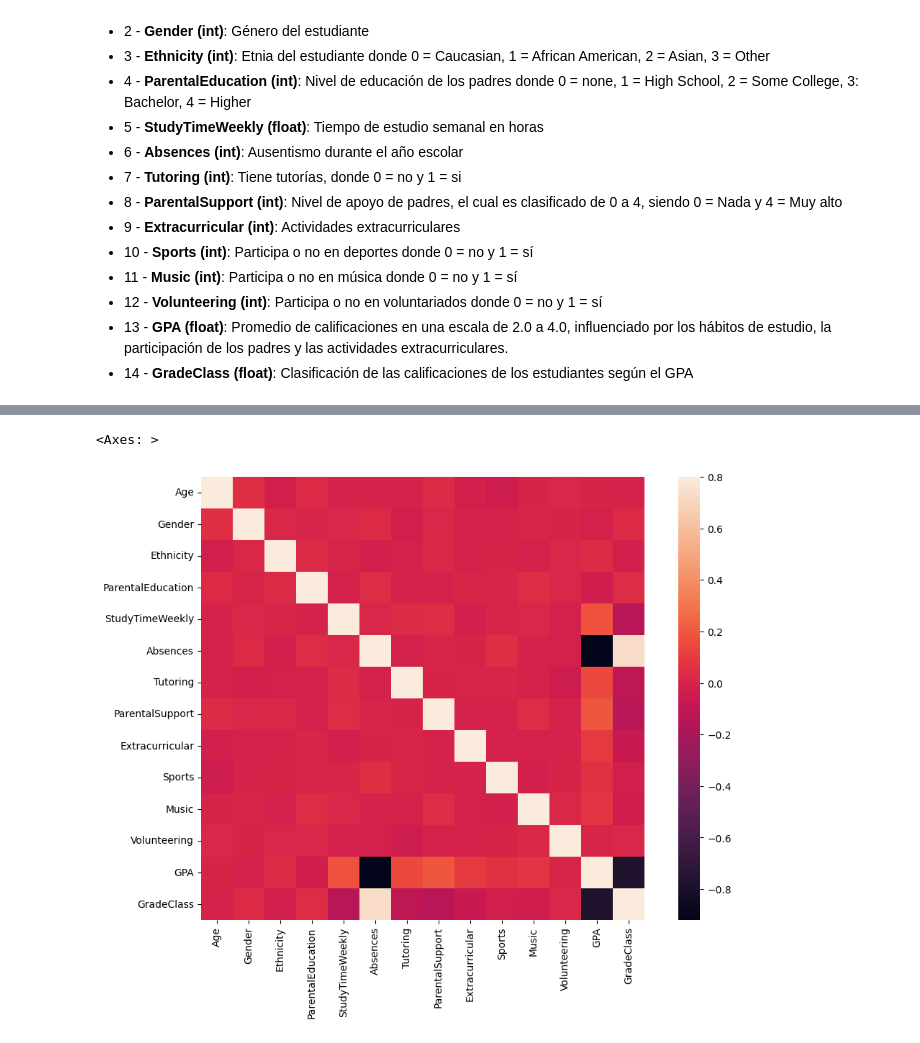
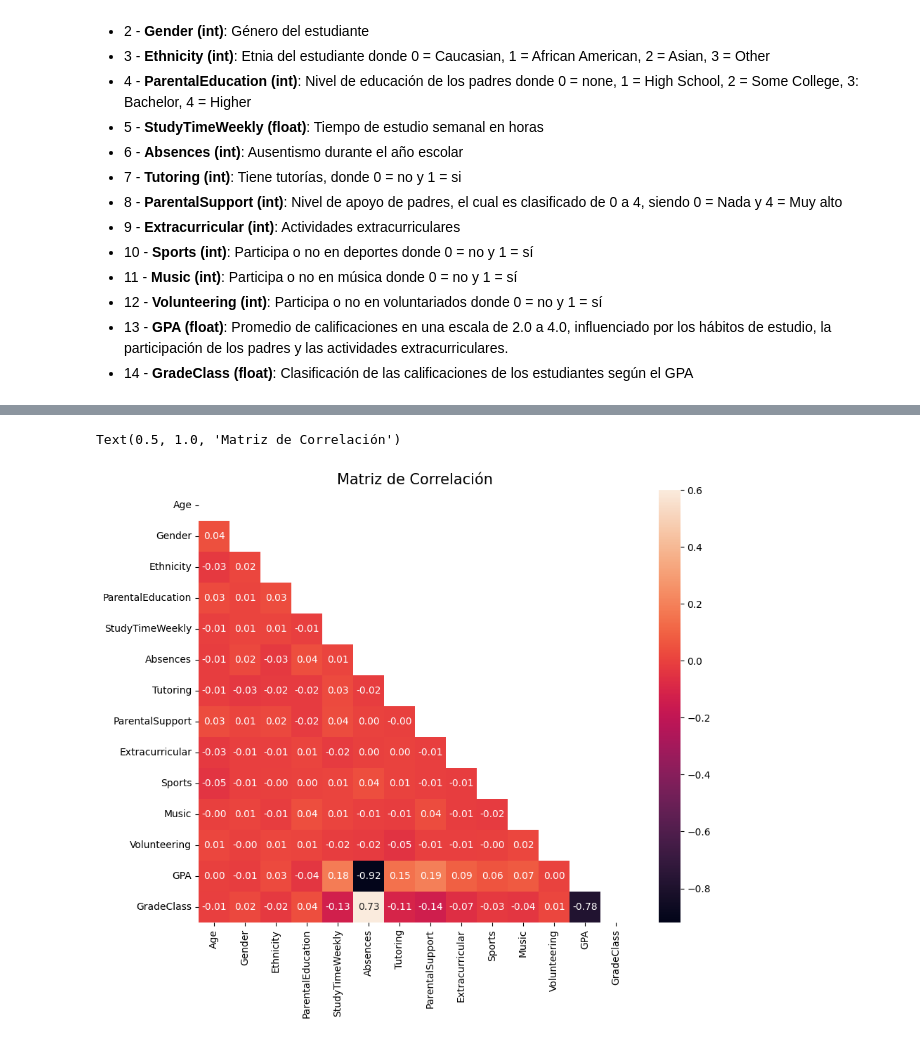
Before and after one commit to Kurt-Casteg/Proyecto-Final, a Jupyter notebook: Notebooks/01_Análisis_Exploratorio.ipynb, the cells around one changed output, grey strips where cells are left out. Drawn from its saved outputs; the diff is of its cells as text; code cells hidden in the pictures.

```diff
--- a/Notebooks/01_Análisis_Exploratorio.ipynb
+++ b/Notebooks/01_Análisis_Exploratorio.ipynb
@@ -86,8 +148,12 @@ df.describe()
 # %%
 Correlacion = df.corr()
-# %%
-f, ax = plt.subplots(figsize=(12 , 8))
-sns.heatmap(Correlacion, vmax= .8, square= True,)
-# %% [output]
-<Axes: >
-[figure, removed]
+# %%
+# Crearemos una máscara para ocultar el triángulo superior del mapa de calor que representa la MAtriz de Correlación
+mask = np.triu(np.ones_like(Correlacion, dtype = bool))
+
+f, ax = plt.subplots(figsize=(10 , 8))
+sns.heatmap(Correlacion, vmax= .6, square= True, annot=True, fmt='.2f', mask=mask)
+plt.title('Matriz de Correlación', fontsize= 15)
+# %% [output]
+Text(0.5, 1.0, 'Matriz de Correlación')
+[figure, added]
```
Also changed, not shown: parts of 7 cells of this notebook.
